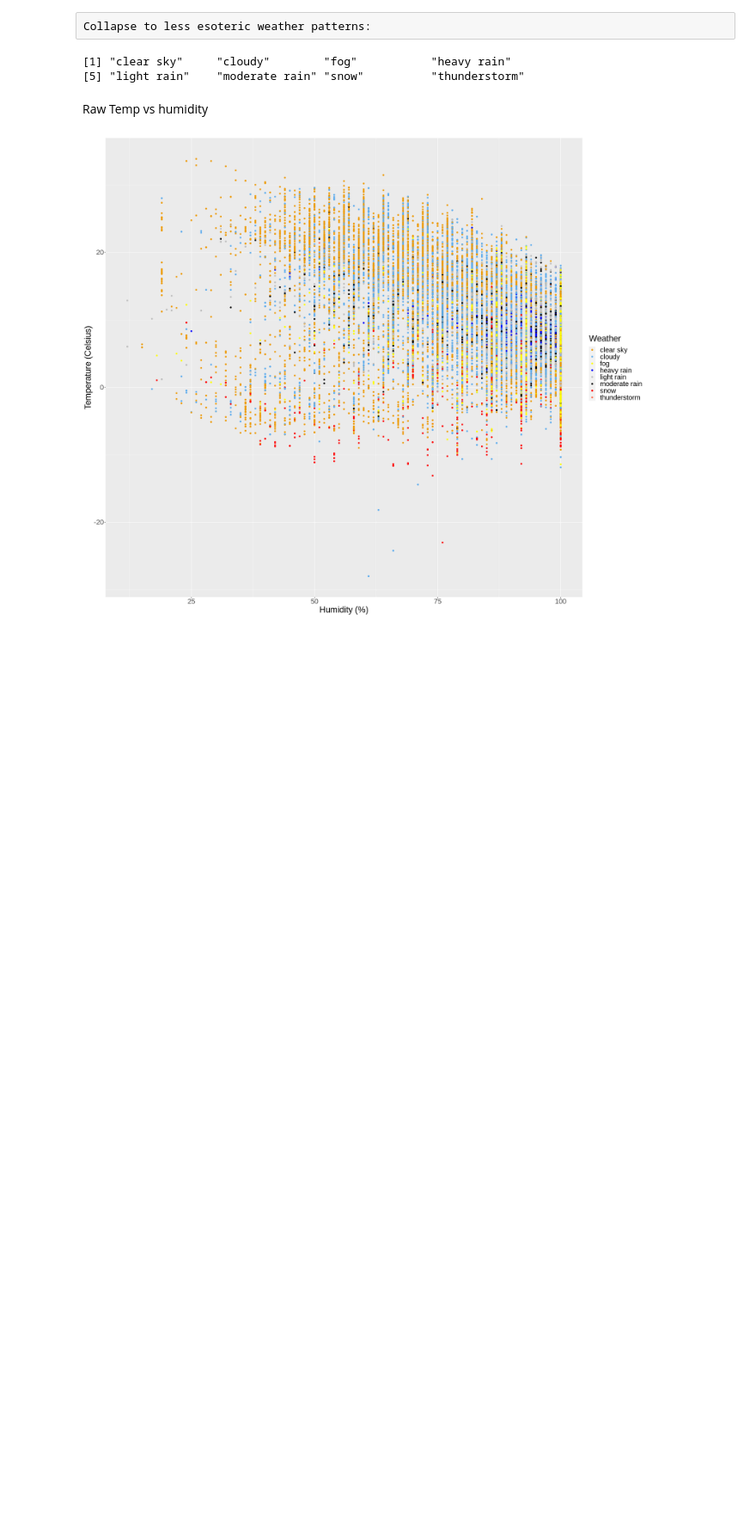
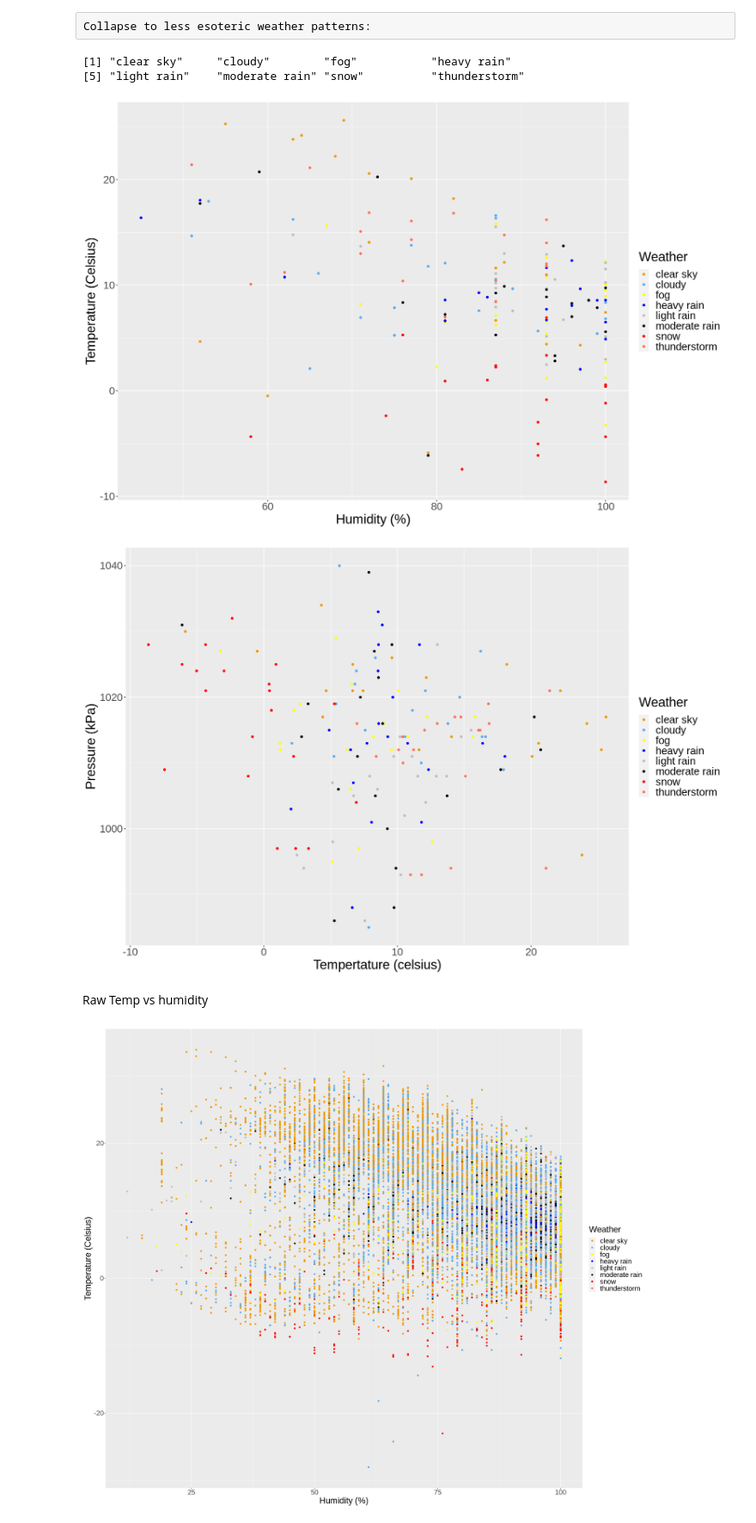
Before and after one commit to StuartLiv/DSCI100Group, a Jupyter notebook: data_exploration.ipynb, the cells around one changed output. Shown at 86% size. Cells and saved outputs as stored; diff of their text form; code cells hidden in the pictures; blank space fills up the shorter version.

Commit message:
adding graphs
graphs

```diff
--- a/data_exploration.ipynb
+++ b/data_exploration.ipynb
@@ -78,6 +93,67 @@ levels(pull(weather_data, description))
 # %% [output]
 [1] "clear sky"     "cloudy"        "fog"           "heavy rain"
 [5] "light rain"    "moderate rain" "snow"          "thunderstorm"
+# %%
+clear_sky <- weather_data %>%
+            filter(description == "clear sky")
+clear_sky = sample_n(clear_sky, 20)
+
+cloudy <- weather_data %>%
+            filter(description == "cloudy")
+cloudy = sample_n(cloudy, 20)
+
+fog <- weather_data %>%
+            filter(description == "fog")
+fog = sample_n(fog, 20)
+
+heavy_rain <- weather_data %>%
+            filter(description == "heavy rain")
+heavy_rain = sample_n(heavy_rain, 20)
+
+light_rain <- weather_data %>%
+            filter(description == "light rain")
+light_rain = sample_n(light_rain, 20)
+
+moderate_rain <- weather_data %>%
+            filter(description == "moderate rain")
+moderate_rain = sample_n(moderate_rain, 20)
+
+snow <- weather_data %>%
+            filter(description == "snow")
+snow = sample_n(snow, 20)
+
+thunderstorm <- weather_data %>%
+            filter(description == "thunderstorm")
+thunderstorm = sample_n(thunderstorm, 20)
+
+rbind_data <- rbind(clear_sky, cloudy, fog, heavy_rain, light_rain, moderate_rain, snow, thunderstorm)
+
+options(repr.plot.width = 15, repr.plot.height = 10)
+
+weather_data_plot_temp_vs_hum <- rbind_data %>%
+  ggplot(aes(x = humidity.pct, y = temperature.c, color = description)) +
+  geom_point(alpha = 4.0) +
+  labs(x = "Humidity (%)",
+       y = "Temperature (Celsius)",
+       color = "Weather") +
+  scale_color_manual(labels = c("clear sky", "cloudy", "fog", "heavy rain", "light rain", "moderate rain", "snow", "thunderstorm"),
+                     values = c("orange2", "steelblue2", "yellow", "blue", "grey", "grey0", "red", "coral1")) +
+  theme(text = element_text(size = 22))
+weather_data_plot_temp_vs_hum
+
+weather_data_plot_temp_vs_prs <- rbind_data %>%
+  ggplot(aes(x = temperature.c, y = pressure.kpa, color = description)) +
+  geom_point(alpha = 4.0) +
+  labs(x = "Tempertature (celsius)",
+       y = "Pressure (kPa)",
+       color = "Weather") +
+  scale_color_manual(labels = c("clear sky", "cloudy", "fog", "heavy rain", "light rain", "moderate rain", "snow", "thunderstorm"),
+                     values = c("orange2", "steelblue2", "yellow", "blue", "grey", "grey0", "red", "coral1")) +
+  theme(text = element_text(size = 22))
+weather_data_plot_temp_vs_prs
+# %% [output]
+[figure, added]
+[figure, added]
 # %% [markdown]
 Raw Temp vs humidity
 # %%
```
Also changed, not shown: parts of 1 cell of this notebook, 1 other file.
